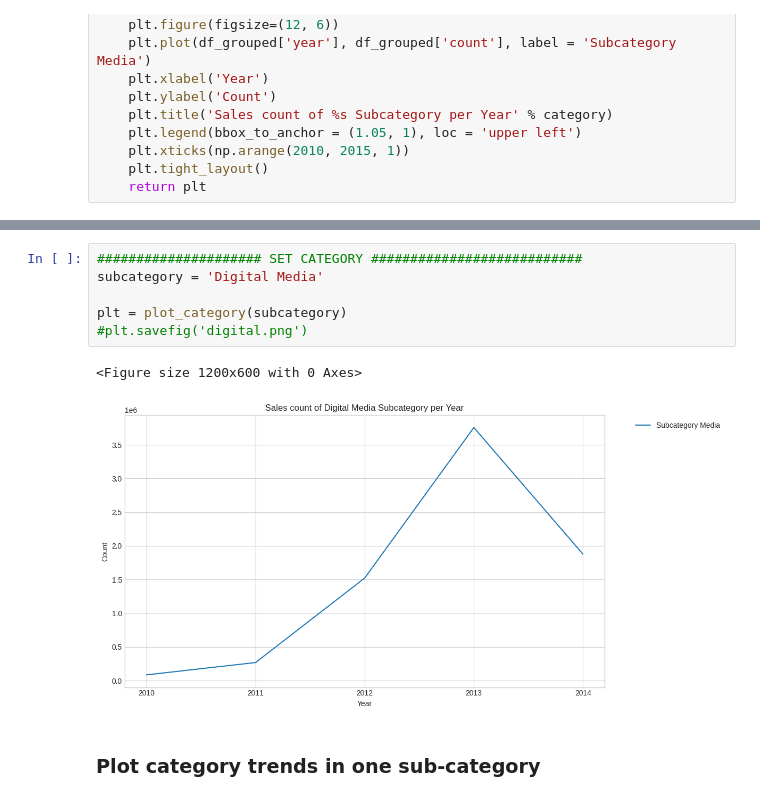
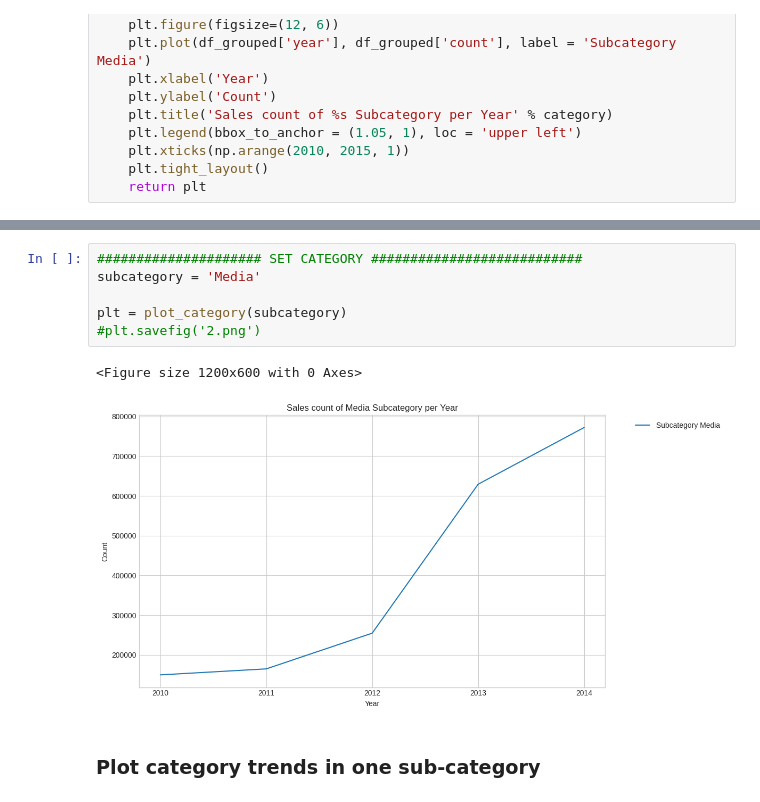
Before and after one commit to clairelin20523/dsc232r-amazon-predictive-modeling, a Jupyter notebook: milestone4.ipynb, the cells around one changed output, grey strips where cells are left out. Drawn from its saved outputs; the diff is of its cells as text.

```diff
--- a/milestone4.ipynb
+++ b/milestone4.ipynb
@@ -531,12 +526,12 @@ subcategory_list
 # %%
 ##################### SET CATEGORY ###########################
-subcategory = 'Digital Media'
+subcategory = 'Media'
 
 plt = plot_category(subcategory)
-#plt.savefig('digital.png')
+#plt.savefig('2.png')
 # %% [output]
 <Figure size 1200x600 with 0 Axes>
-[figure, old version]
+[figure, new version]
 # %% [markdown]
 ### Plot category trends in one sub-category
 # %%
```
Also changed, not shown: parts of 25 cells of this notebook.
